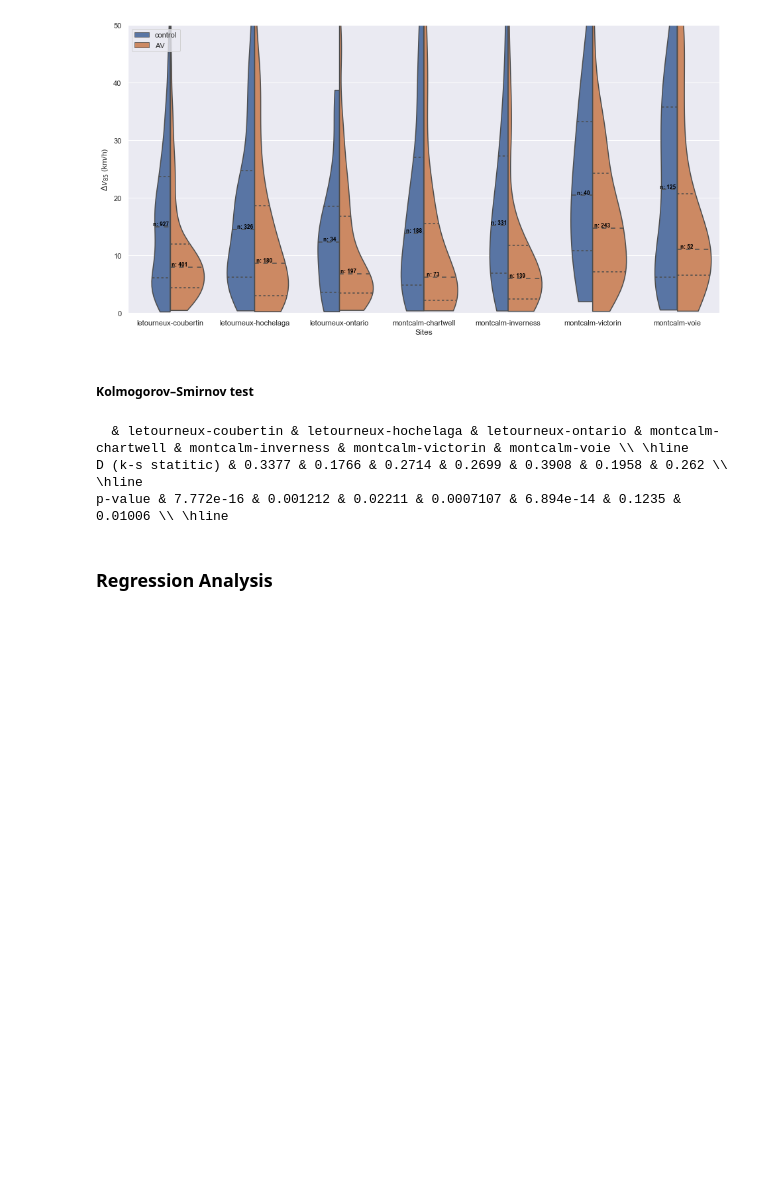
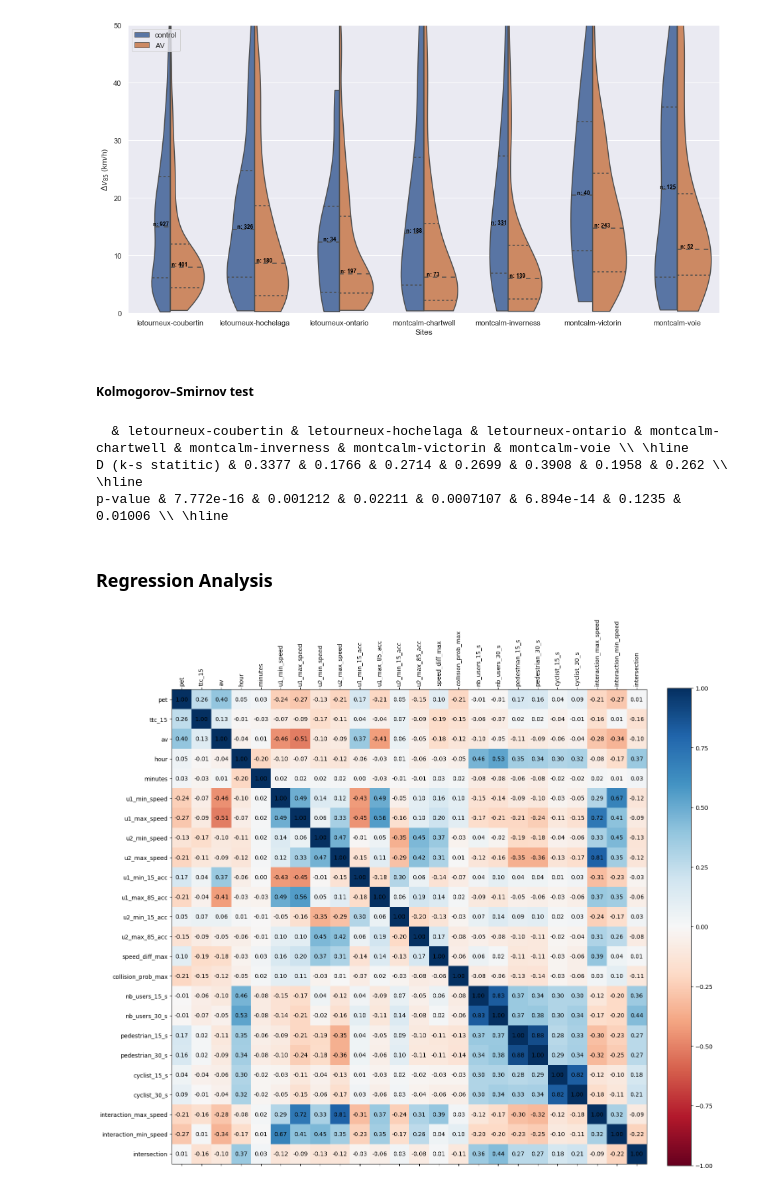
Before and after one commit to FinestStone/AV-Interactions-City-Traffic, a Jupyter notebook: findings.ipynb, the cells around one changed output. Drawn from its saved outputs; the diff is of its cells as text; code cells hidden in the pictures; blank space fills up the shorter version.

```diff
--- a/findings.ipynb
+++ b/findings.ipynb
@@ -256,0 +312,43 @@ p-value & 7.772e-16 & 0.001212 & 0.02211 & 0.0007107 & 6.894e-14 & 0.1235 & 0.01
+# %%
+# import seaborn as sn
+def showCorrelationMatrix(correlation):
+    matplotlib.rcParams['figure.figsize'] = [20, 20]  # Larger figure
+    plt.matshow(correlation, cmap='RdBu')
+    # Loop over data dimensions and create text annotations.à
+    arrayDataframe = np.array(correlation)
+    for x, y in np.ndindex(arrayDataframe.shape):
+        plt.text(x, y, '{:0.2f}'.format(arrayDataframe[x, y]), ha='center', va='center')
+
+    # Colorbar parameters
+    plt.clim(-1.,1.)
+    plt.colorbar(fraction=0.046, pad=0.04)
+    plt.xticks(range(len(correlation.columns)), correlation.columns, rotation=90)
+    plt.yticks(range(len(correlation.columns)), correlation.columns)
+
+def computeCorrelationMatrix(dataFrame, dependentVariable, method='pearson'):
+    correlation = dataFrame.corr(method)
+    return correlation.loc[dependentVariable]
+
+def showResidualPlot(fittedModel):
+    matplotlib.rcParams['figure.figsize'] = [20, 10]
+    plt.scatter(fittedModel.fittedvalues, fittedModel.resid)
+    plt.xlabel('Valeurs prédites')
+    plt.ylabel('Résidus')
+    # Setting axis to show all values and be centered at zero
+    x1,x2,y1,y2 = plt.axis()
+    y2 = abs(max([y1, y2], key=abs))
+    y1 = -y2
+    plt.axis((x1,x2,y1,y2))
+    plt.axhline(y=0, linewidth=0.5, color='grey')
+# %%
+sns.reset_orig()
+
+# Non binary categorical variables to be excluded
+categoricalVariables = ['other_user_type', 'most_frequent_category', 'second_most_frequent_category',
+                        'date', 'duration', 'traffic_light', 'site', 'city']
+categoricalVariables.append('interaction_id')
+
+showCorrelationMatrix(petTtcSpeedDiff[petTtcSpeedDiff.columns.drop(categoricalVariables)].corr())
+plt.savefig("imgs/corrPearson.pdf", format="pdf", bbox_inches='tight', transparent="True", pad_inches=0)
+# %% [output]
+[figure, added]
```
Also changed, not shown: parts of 22 cells of this notebook.
